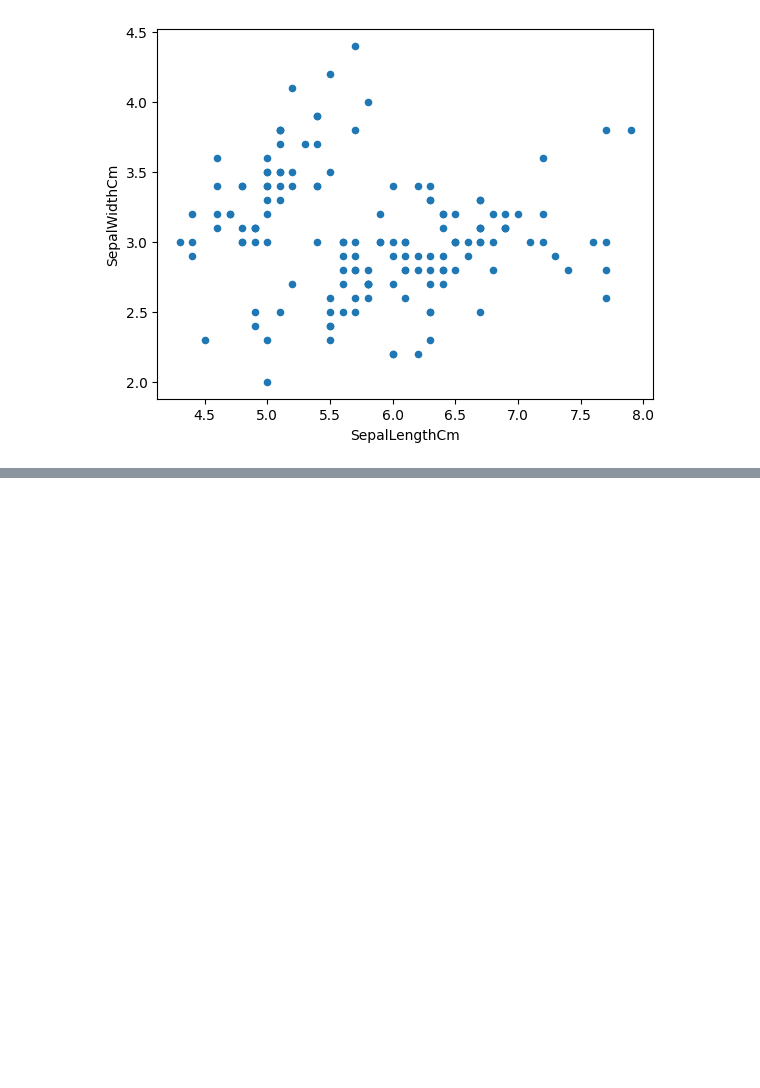
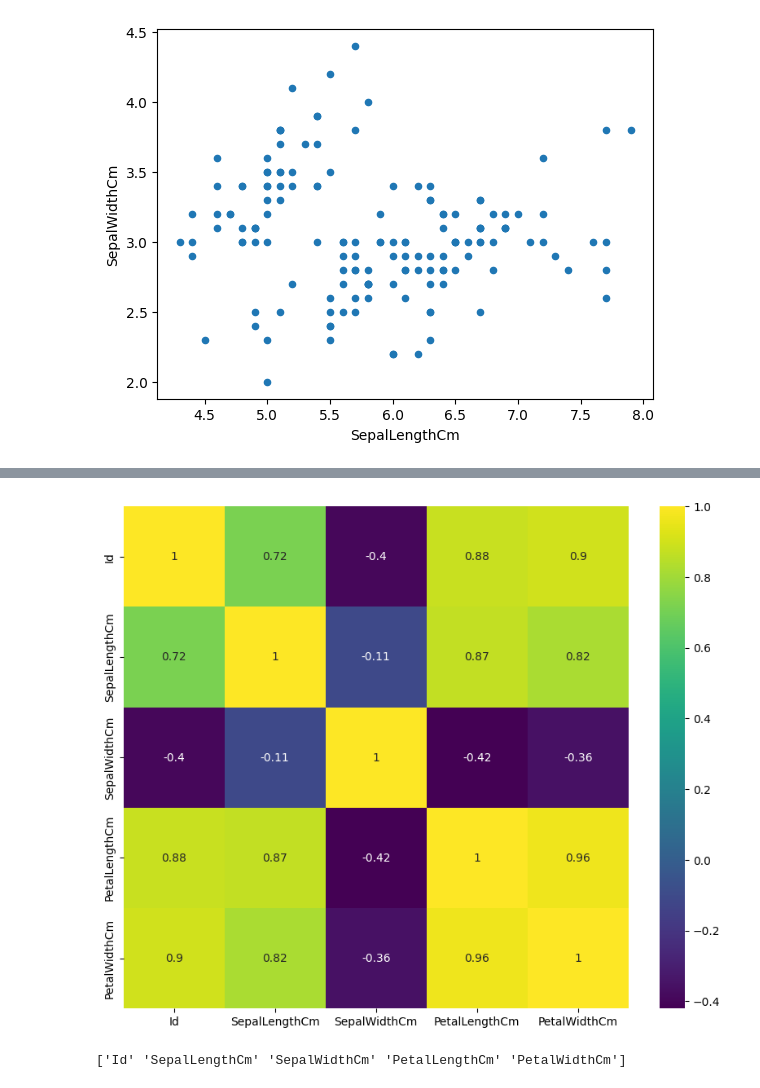
Before and after one commit to sridhar51120/ML-Practices-Code, a Jupyter notebook: Untitled2.ipynb, the cells around one changed output, grey strips where cells are left out. Drawn from its saved outputs; the diff is of its cells as text; code cells hidden in the pictures; blank space fills up the shorter version.

```diff
--- a/Untitled2.ipynb
+++ b/Untitled2.ipynb
@@ -165,0 +188,3 @@ plt.show()
+# %%
+corr = iris_df.corr() # Corrulatoin Functions
+corr
@@ -165,0 +198,13 @@ plt.show()
+# %%
+plt.figure(figsize=(10,8))
+sns.heatmap(corr,
+            xticklabels=corr.columns.values,
+            yticklabels=corr.columns.values,
+           cmap='viridis', annot=True)
+plt.show()
+# %% [output]
+[figure, added]
+# %%
+print(corr.columns.values)
+# %% [output]
+['Id' 'SepalLengthCm' 'SepalWidthCm' 'PetalLengthCm' 'PetalWidthCm']
```
Also changed, not shown: parts of 4 cells of this notebook.
